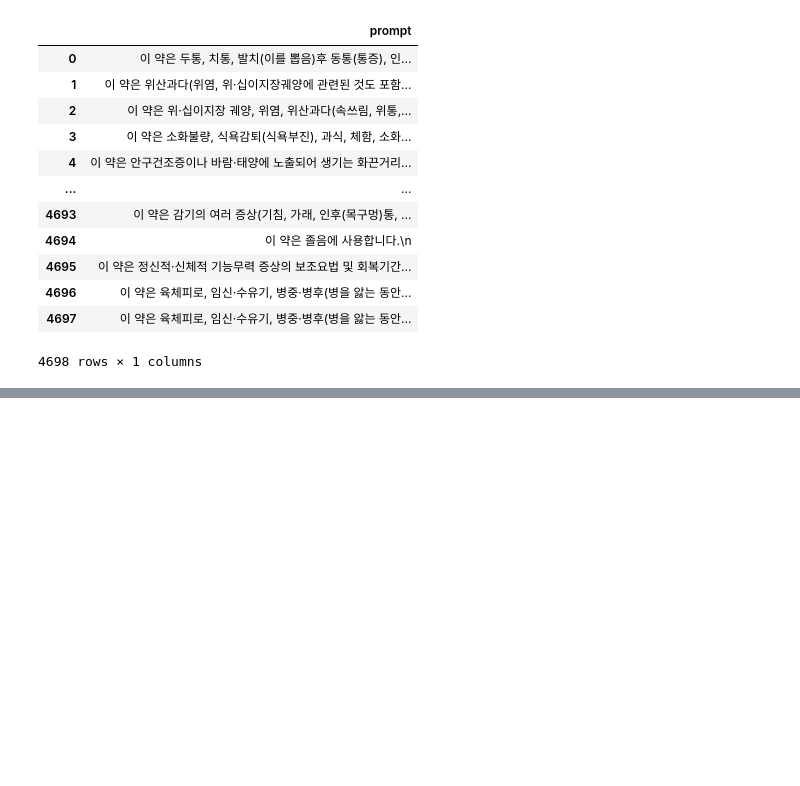
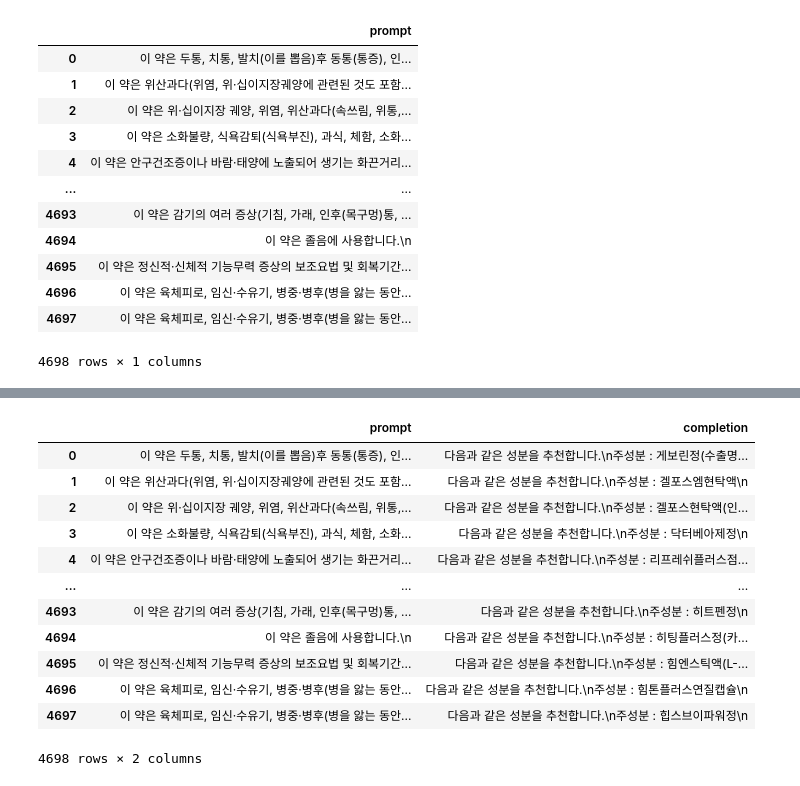
Before and after one commit to LunaGeonWoo/smart-pharmacy-backend, a Jupyter notebook: traingpt.ipynb, the cells around one changed output, grey strips where cells are left out. Saved outputs shown, nothing was run; the diff lists cells and outputs as text; code cells hidden in the pictures; blank space fills up the shorter version.

```diff
--- a/traingpt.ipynb
+++ b/traingpt.ipynb
@@ -79,5 +79,20 @@ completion
 4698 rows × 1 columns
 # %%
 prompt = prompt.join(completion)
+prompt
+# %% [output]
+|  | prompt | completion |
+| 0 | 이 약은 두통, 치통, 발치(이를 뽑음)후 동통(통증), 인... | 다음과 같은 성분을 추천합니다.\n주성분 : 게보린정(수출명... |
+| 1 | 이 약은 위산과다(위염, 위·십이지장궤양에 관련된 것도 포함... | 다음과 같은 성분을 추천합니다.\n주성분 : 겔포스엠현탁액\n |
+| 2 | 이 약은 위·십이지장 궤양, 위염, 위산과다(속쓰림, 위통,... | 다음과 같은 성분을 추천합니다.\n주성분 : 겔포스현탁액(인... |
+| 3 | 이 약은 소화불량, 식욕감퇴(식욕부진), 과식, 체함, 소화... | 다음과 같은 성분을 추천합니다.\n주성분 : 닥터베아제정\n |
+| 4 | 이 약은 안구건조증이나 바람·태양에 노출되어 생기는 화끈거리... | 다음과 같은 성분을 추천합니다.\n주성분 : 리프레쉬플러스점... |
+| ... | ... | ... |
+| 4693 | 이 약은 감기의 여러 증상(기침, 가래, 인후(목구멍)통, ... | 다음과 같은 성분을 추천합니다.\n주성분 : 히트펜정\n |
+| 4694 | 이 약은 졸음에 사용합니다.\n | 다음과 같은 성분을 추천합니다.\n주성분 : 히팅플러스정(카... |
+| 4695 | 이 약은 정신적·신체적 기능무력 증상의 보조요법 및 회복기간... | 다음과 같은 성분을 추천합니다.\n주성분 : 힘엔스틱액(L-... |
+| 4696 | 이 약은 육체피로, 임신·수유기, 병중·병후(병을 앓는 동안... | 다음과 같은 성분을 추천합니다.\n주성분 : 힘톤플러스연질캡슐\n |
+| 4697 | 이 약은 육체피로, 임신·수유기, 병중·병후(병을 앓는 동안... | 다음과 같은 성분을 추천합니다.\n주성분 : 힙스브이파워정\n |
+4698 rows × 2 columns
 # %%
 prompt.to_json("prompt.jsonl", orient="records", lines=True, force_ascii=False)
```
Also changed, not shown: parts of 1 cell of this notebook, 7 other files.
